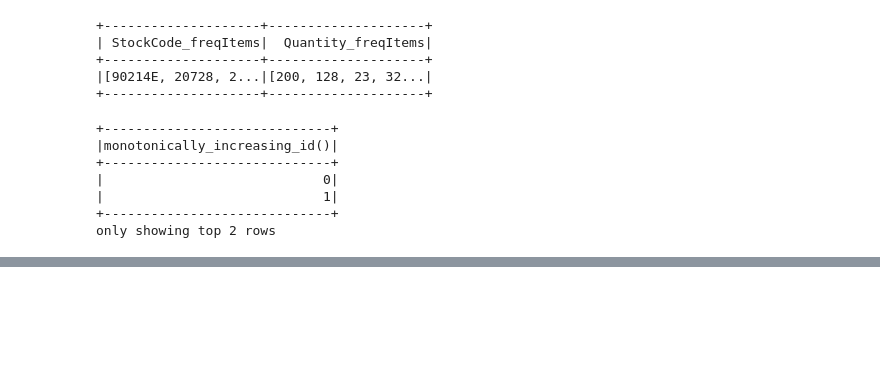
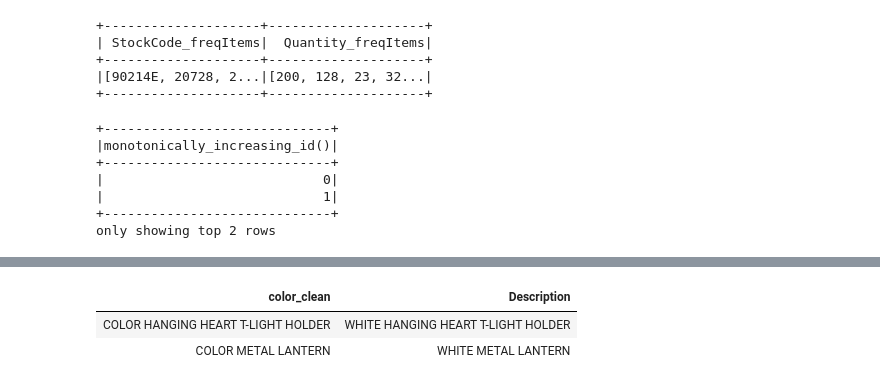
Before and after one commit to brianclements03/Databricks_Apache_Spark_Developer, a Jupyter notebook: Structured_APIs-Chapter_6_Working_with_Different_Types_of_Data.ipynb, the cells around one changed output, grey strips where cells are left out. Drawn from its saved outputs; the diff is of its cells as text; code cells hidden in the pictures; blank space fills up the shorter version.

```diff
--- a/Structured_APIs-Chapter_6_Working_with_Different_Types_of_Data.ipynb
+++ b/Structured_APIs-Chapter_6_Working_with_Different_Types_of_Data.ipynb
@@ -283,3 +327,12 @@ df.select(
+# %%
+%sql
+SELECT
+  regexp_replace(Description, "BLACK|WHITE|RED|GREEN|BLUE", "COLOR") AS color_clean, Description
+  FROM dfTable LIMIT 2
+# %% [output]
+| color_clean | Description |
+| COLOR HANGING HEART T-LIGHT HOLDER | WHITE HANGING HEART T-LIGHT HOLDER |
+| COLOR METAL LANTERN | WHITE METAL LANTERN |
 # %%
 from pyspark.sql.functions import translate
 df.select(translate(col("Description"), "LEET", "1337"),col("Description"))\
```
Also changed, not shown: parts of 10 cells of this notebook.
